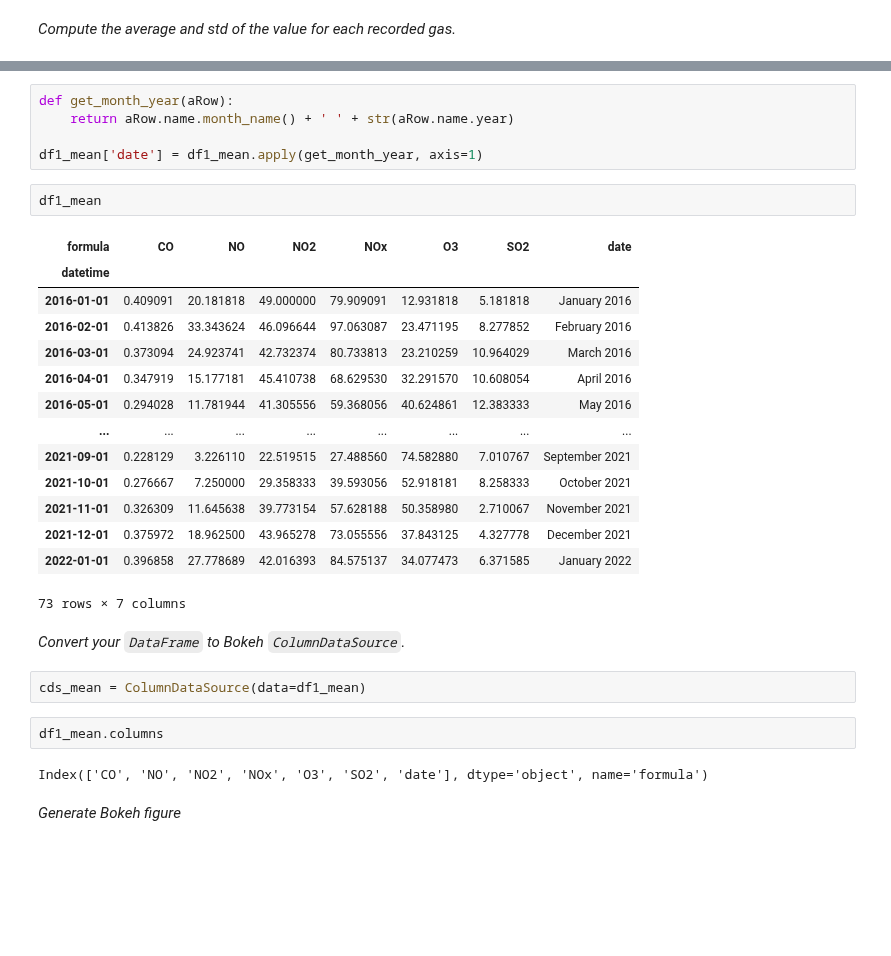
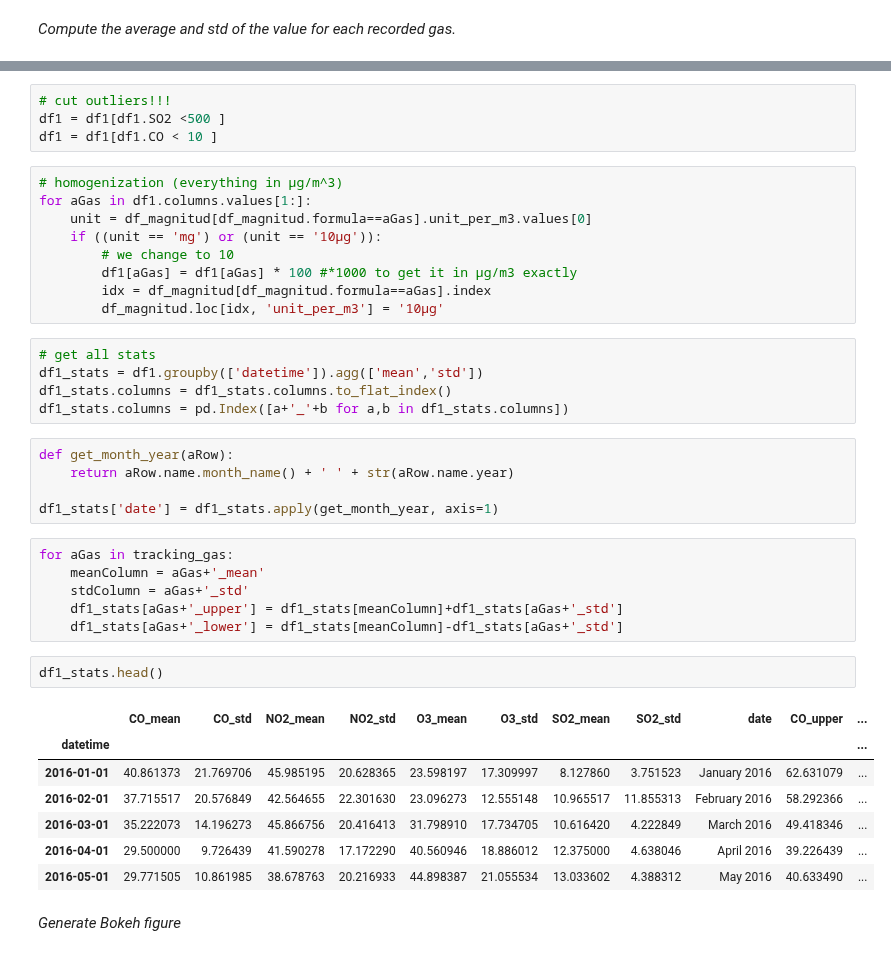
Before and after one commit to Pheithar/socialdata_madridcentral, a Jupyter notebook: Laurine - air quality - exploratory notebook.ipynb, the cells around one changed output, grey strips where cells are left out. Saved outputs shown, nothing was run; the diff lists cells and outputs as text; blank space fills up the shorter version.

```diff
--- a/Laurine - air quality - exploratory notebook.ipynb
+++ b/Laurine - air quality - exploratory notebook.ipynb
@@ -276,32 +258,41 @@ df1_mean = df1_mean.set_index('datetime')
+# %%
+# cut outliers!!!
+df1 = df1[df1.SO2 <500 ]
+df1 = df1[df1.CO < 10 ]
+# %%
+# homogenization (everything in µg/m^3)
+for aGas in df1.columns.values[1:]:
+    unit = df_magnitud[df_magnitud.formula==aGas].unit_per_m3.values[0]
+    if ((unit == 'mg') or (unit == '10μg')):
+        # we change to 10
+        df1[aGas] = df1[aGas] * 100 #*1000 to get it in μg/m3 exactly
+        idx = df_magnitud[df_magnitud.formula==aGas].index
+        df_magnitud.loc[idx, 'unit_per_m3'] = '10μg'
+# %%
+# get all stats
+df1_stats = df1.groupby(['datetime']).agg(['mean','std'])
+df1_stats.columns = df1_stats.columns.to_flat_index()
+df1_stats.columns = pd.Index([a+'_'+b for a,b in df1_stats.columns])
 # %%
 def get_month_year(aRow):
     return aRow.name.month_name() + ' ' + str(aRow.name.year)
 
-df1_mean['date'] = df1_mean.apply(get_month_year, axis=1)
+df1_stats['date'] = df1_stats.apply(get_month_year, axis=1)
-# %%
-df1_mean
-# %% [output]
-| formula | CO | NO | NO2 | NOx | O3 | SO2 | date |
-| datetime |  |  |  |  |  |  |  |
-| 2016-01-01 | 0.409091 | 20.181818 | 49.000000 | 79.909091 | 12.931818 | 5.181818 | January 2016 |
-| 2016-02-01 | 0.413826 | 33.343624 | 46.096644 | 97.063087 | 23.471195 | 8.277852 | February 2016 |
-| 2016-03-01 | 0.373094 | 24.923741 | 42.732374 | 80.733813 | 23.210259 | 10.964029 | March 2016 |
-| 2016-04-01 | 0.347919 | 15.177181 | 45.410738 | 68.629530 | 32.291570 | 10.608054 | April 2016 |
-| 2016-05-01 | 0.294028 | 11.781944 | 41.305556 | 59.368056 | 40.624861 | 12.383333 | May 2016 |
-| ... | ... | ... | ... | ... | ... | ... | ... |
-| 2021-09-01 | 0.228129 | 3.226110 | 22.519515 | 27.488560 | 74.582880 | 7.010767 | September 2021 |
-| 2021-10-01 | 0.276667 | 7.250000 | 29.358333 | 39.593056 | 52.918181 | 8.258333 | October 2021 |
-| 2021-11-01 | 0.326309 | 11.645638 | 39.773154 | 57.628188 | 50.358980 | 2.710067 | November 2021 |
-| 2021-12-01 | 0.375972 | 18.962500 | 43.965278 | 73.055556 | 37.843125 | 4.327778 | December 2021 |
-| 2022-01-01 | 0.396858 | 27.778689 | 42.016393 | 84.575137 | 34.077473 | 6.371585 | January 2022 |
-73 rows × 7 columns
-# %% [markdown]
-*Convert your `DataFrame` to Bokeh `ColumnDataSource`.*
-# %%
-cds_mean = ColumnDataSource(data=df1_mean)
-# %%
-df1_mean.columns
-# %% [output]
-Index(['CO', 'NO', 'NO2', 'NOx', 'O3', 'SO2', 'date'], dtype='object', name='formula')
+# %%
+for aGas in tracking_gas:
+    meanColumn = aGas+'_mean'
+    stdColumn = aGas+'_std'
+    df1_stats[aGas+'_upper'] = df1_stats[meanColumn]+df1_stats[aGas+'_std']
+    df1_stats[aGas+'_lower'] = df1_stats[meanColumn]-df1_stats[aGas+'_std']
+# %%
+df1_stats.head()
+# %% [output]
+|  | CO_mean | CO_std | NO2_mean | NO2_std | O3_mean | O3_std | SO2_mean | SO2_std | date | CO_upper | ... |
+| datetime |  |  |  |  |  |  |  |  |  |  | ... |
+| 2016-01-01 | 40.861373 | 21.769706 | 45.985195 | 20.628365 | 23.598197 | 17.309997 | 8.127860 | 3.751523 | January 2016 | 62.631079 | ... |
+| 2016-02-01 | 37.715517 | 20.576849 | 42.564655 | 22.301630 | 23.096273 | 12.555148 | 10.965517 | 11.855313 | February 2016 | 58.292366 | ... |
+| 2016-03-01 | 35.222073 | 14.196273 | 45.866756 | 20.416413 | 31.798910 | 17.734705 | 10.616420 | 4.222849 | March 2016 | 49.418346 | ... |
+| 2016-04-01 | 29.500000 | 9.726439 | 41.590278 | 17.172290 | 40.560946 | 18.886012 | 12.375000 | 4.638046 | April 2016 | 39.226439 | ... |
+| 2016-05-01 | 29.771505 | 10.861985 | 38.678763 | 20.216933 | 44.898387 | 21.055534 | 13.033602 | 4.388312 | May 2016 | 40.633490 | ... |
 # %% [markdown]
 *Generate Bokeh figure*
```
Also changed, not shown: parts of 27 cells of this notebook, 15 other files.
